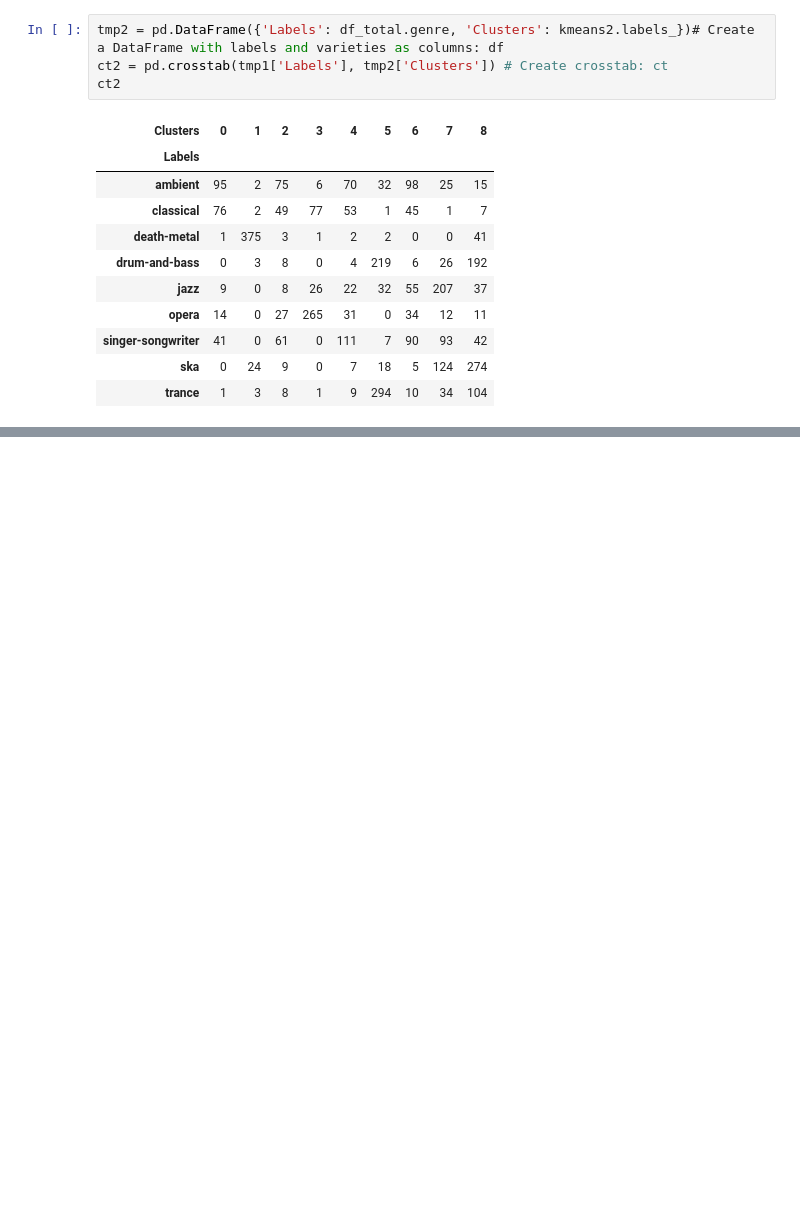
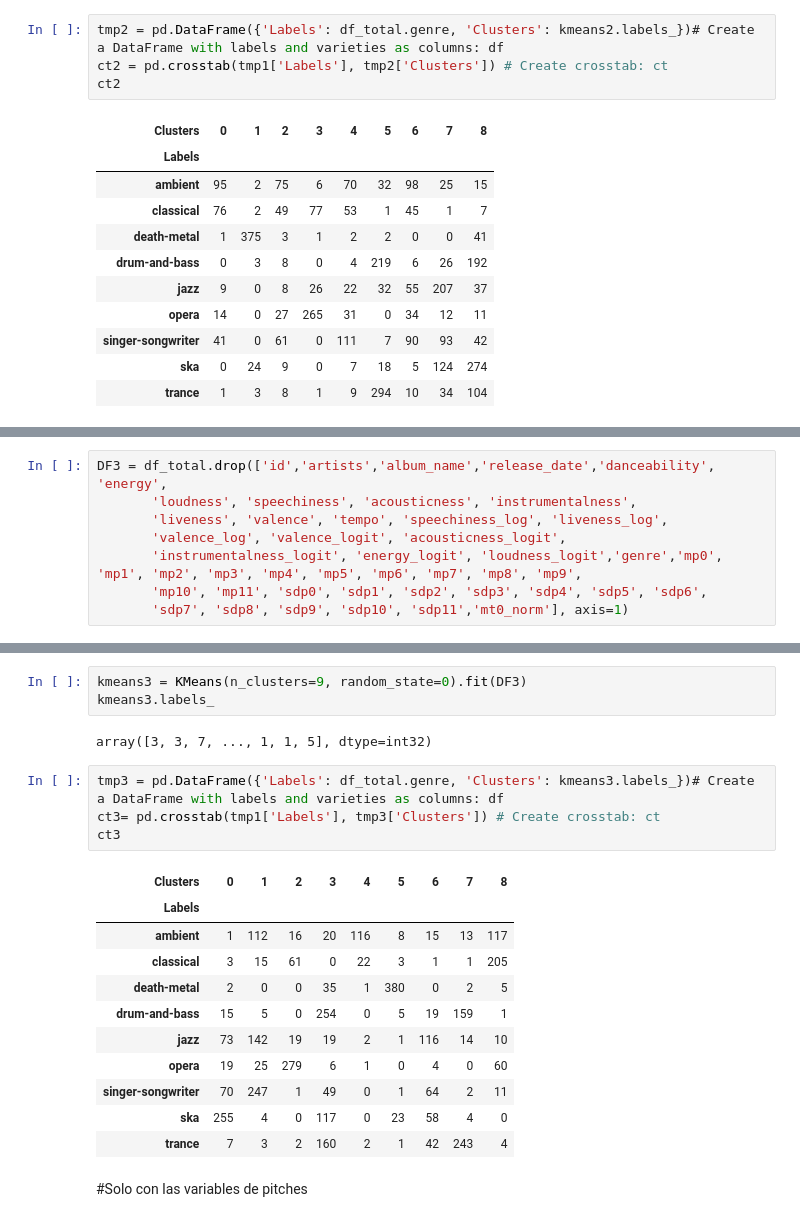
Before and after one commit to tincho-mehaudy/DMCyT, a Jupyter notebook: TP1cluster.ipynb, the cells around one changed output, grey strips where cells are left out. Saved outputs shown, nothing was run; the diff lists cells and outputs as text; blank space fills up the shorter version.

```diff
--- a/TP1cluster.ipynb
+++ b/TP1cluster.ipynb
@@ -264,0 +262,8 @@ ct2
+# %%
+DF3 = df_total.drop(['id','artists','album_name','release_date','danceability', 'energy',
+       'loudness', 'speechiness', 'acousticness', 'instrumentalness',
+       'liveness', 'valence', 'tempo', 'speechiness_log', 'liveness_log',
+       'valence_log', 'valence_logit', 'acousticness_logit',
+       'instrumentalness_logit', 'energy_logit', 'loudness_logit','genre','mp0', 'mp1', 'mp2', 'mp3', 'mp4', 'mp5', 'mp6', 'mp7', 'mp8', 'mp9',
+       'mp10', 'mp11', 'sdp0', 'sdp1', 'sdp2', 'sdp3', 'sdp4', 'sdp5', 'sdp6',
+       'sdp7', 'sdp8', 'sdp9', 'sdp10', 'sdp11','mt0_norm'], axis=1)
@@ -264,0 +290,23 @@ ct2
+# %%
+kmeans3 = KMeans(n_clusters=9, random_state=0).fit(DF3)
+kmeans3.labels_
+# %% [output]
+array([3, 3, 7, ..., 1, 1, 5], dtype=int32)
+# %%
+tmp3 = pd.DataFrame({'Labels': df_total.genre, 'Clusters': kmeans3.labels_})# Create a DataFrame with labels and varieties as columns: df
+ct3= pd.crosstab(tmp1['Labels'], tmp3['Clusters']) # Create crosstab: ct
+ct3
+# %% [output]
+| Clusters | 0 | 1 | 2 | 3 | 4 | 5 | 6 | 7 | 8 |
+| Labels |  |  |  |  |  |  |  |  |  |
+| ambient | 1 | 112 | 16 | 20 | 116 | 8 | 15 | 13 | 117 |
+| classical | 3 | 15 | 61 | 0 | 22 | 3 | 1 | 1 | 205 |
+| death-metal | 2 | 0 | 0 | 35 | 1 | 380 | 0 | 2 | 5 |
+| drum-and-bass | 15 | 5 | 0 | 254 | 0 | 5 | 19 | 159 | 1 |
+| jazz | 73 | 142 | 19 | 19 | 2 | 1 | 116 | 14 | 10 |
+| opera | 19 | 25 | 279 | 6 | 1 | 0 | 4 | 0 | 60 |
+| singer-songwriter | 70 | 247 | 1 | 49 | 0 | 1 | 64 | 2 | 11 |
+| ska | 255 | 4 | 0 | 117 | 0 | 23 | 58 | 4 | 0 |
+| trance | 7 | 3 | 2 | 160 | 2 | 1 | 42 | 243 | 4 |
+# %% [markdown]
+#Solo con las variables de pitches
```
Also changed, not shown: parts of 35 cells of this notebook.
